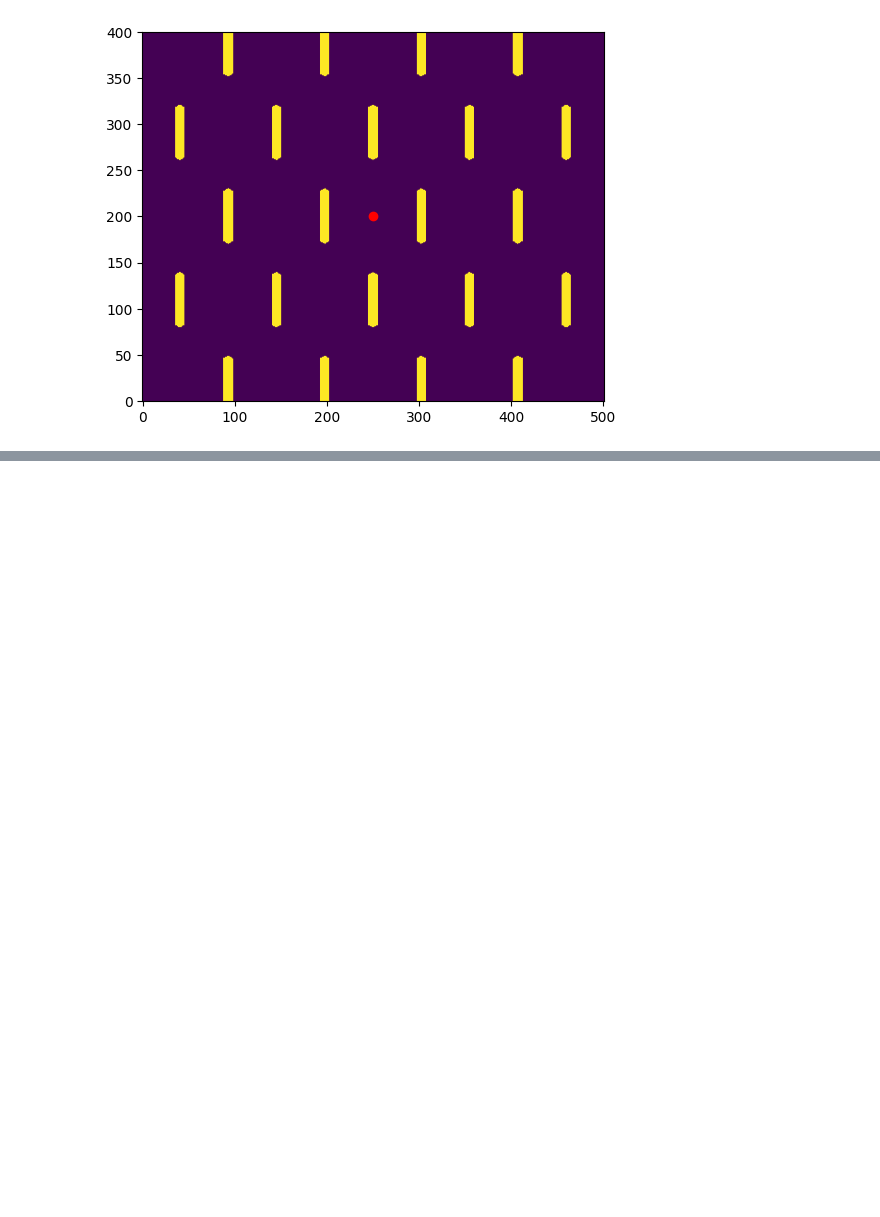
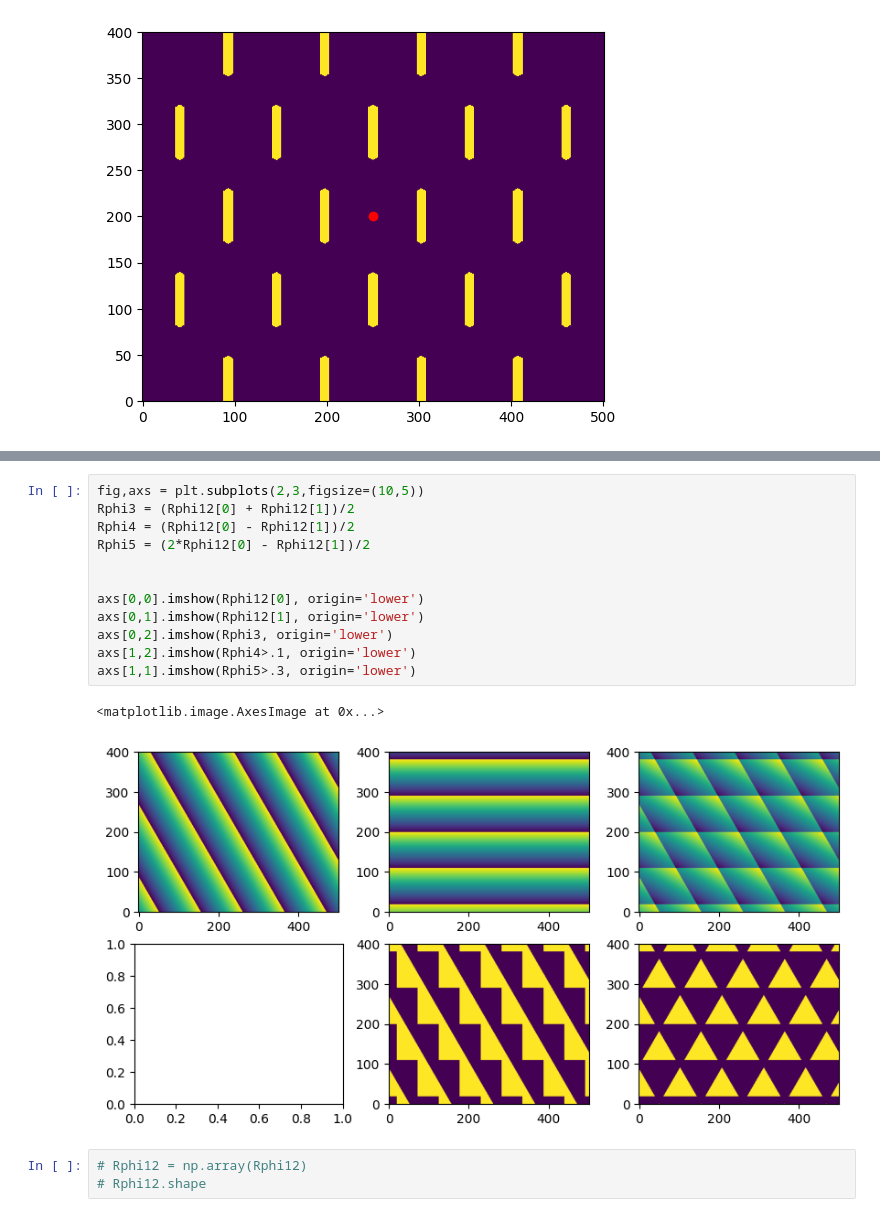
Before and after one commit to Potdooshami/2H_TaSe2_Tc_STM, a Jupyter notebook: phasemapping.ipynb, the cells around one changed output, grey strips where cells are left out. Cells and saved outputs as stored; diff of their text form; blank space fills up the shorter version.

```diff
--- a/phasemapping.ipynb
+++ b/phasemapping.ipynb
@@ -350,0 +366,18 @@ plt.plot(250,200,'ro')
+# %%
+fig,axs = plt.subplots(2,3,figsize=(10,5))
+Rphi3 = (Rphi12[0] + Rphi12[1])/2
+Rphi4 = (Rphi12[0] - Rphi12[1])/2
+Rphi5 = (2*Rphi12[0] - Rphi12[1])/2
+
+
+axs[0,0].imshow(Rphi12[0], origin='lower')
+axs[0,1].imshow(Rphi12[1], origin='lower')
+axs[0,2].imshow(Rphi3, origin='lower')
+axs[1,2].imshow(Rphi4>.1, origin='lower')
+axs[1,1].imshow(Rphi5>.3, origin='lower')
+# %% [output]
+<matplotlib.image.AxesImage at 0x...>
+[figure, added]
+# %%
+# Rphi12 = np.array(Rphi12)
+# Rphi12.shape
```
Also changed, not shown: parts of 17 cells of this notebook.
